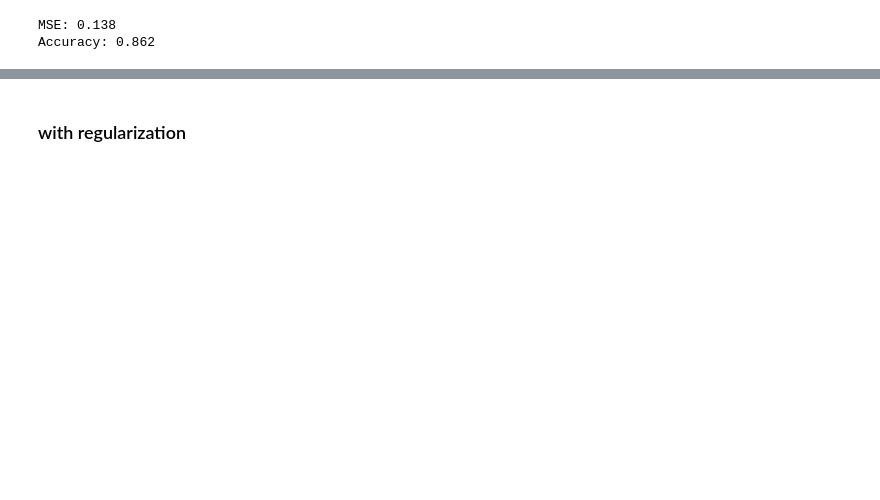
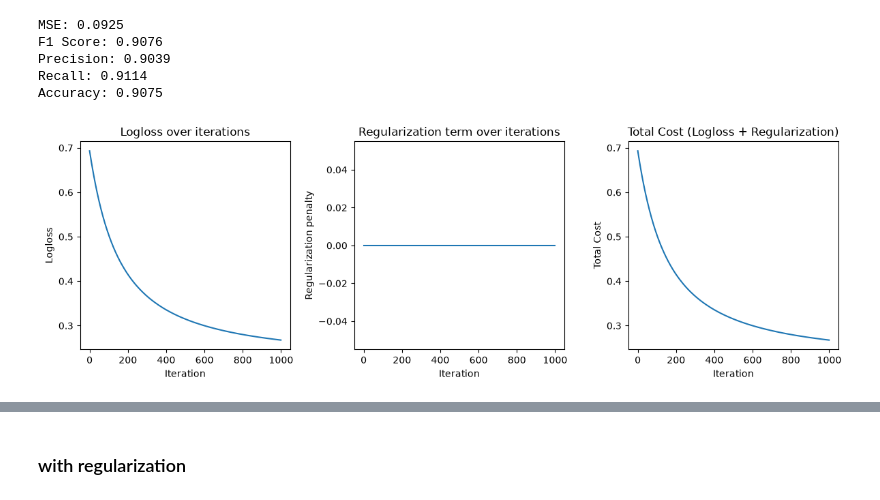
Before and after one commit to sush4nt/ml-core, a Jupyter notebook: notebooks/logistic_regression.ipynb, the cells around one changed output, grey strips where cells are left out. Saved outputs shown, nothing was run; the diff lists cells and outputs as text; code cells hidden in the pictures; blank space fills up the shorter version.

Commit message:
corrections logistic regn

```diff
--- a/notebooks/logistic_regression.ipynb
+++ b/notebooks/logistic_regression.ipynb
@@ -12,27 +15,61 @@ from mlcore.logistic_regression import CustomLogisticRegression
 # %%
-def mean_squared_error(y_true, y_pred):
-    return np.mean((y_true - y_pred) ** 2)
-
 X, y = datasets.make_classification(
-    n_samples=10000, n_features=4, random_state=4
+    n_samples=1_00_000, n_features=4, random_state=4
 )
 
 X_train, X_test, y_train, y_test = train_test_split(
     X, y, test_size=0.2, random_state=1234
 )
-
-model = CustomLogisticRegression(learning_rate=0.01, n_iters=1000)
-model.fit(X_train, y_train)
-predictions = model.predict(X_test)
-
-mse = mean_squared_error(y_test, predictions)
-print("MSE:", mse)
-
-accu = accuracy_score(y_test, predictions)
-print("Accuracy:", accu)
-# %% [output]
-MSE: 0.138
-Accuracy: 0.862
+# %%
+model = CustomLogisticRegression(learning_rate=0.01, n_iters=1000)
+history = model.fit(X_train, y_train)
+predictions = model.predict(X_test)
+
+mse = mean_squared_error(y_test, predictions)
+print(f"MSE: {mse:.4f}")
+
+f1 = f1_score(y_test, predictions)
+print(f"F1 Score: {f1:.4f}")
+
+precision = precision_score(y_test, predictions)
+print(f"Precision: {precision:.4f}")
+
+recall = recall_score(y_test, predictions)
+print(f"Recall: {recall:.4f}")
+
+accu = accuracy_score(y_test, predictions)
+print(f"Accuracy: {accu:.4f}")
+# %% [output]
+MSE: 0.0925
+F1 Score: 0.9076
+Precision: 0.9039
+Recall: 0.9114
+Accuracy: 0.9075
+# %%
+plt.figure(figsize=(12, 4))
+
+plt.subplot(1, 3, 1)
+plt.plot(history['logloss_history'])
+plt.xlabel('Iteration')
+plt.ylabel('Logloss')
+plt.title('Logloss over iterations')
+
+plt.subplot(1, 3, 2)
+plt.plot(history['regularization_history'])
+plt.xlabel('Iteration')
+plt.ylabel('Regularization penalty')
+plt.title('Regularization term over iterations')
+
+plt.subplot(1, 3, 3)
+plt.plot(history['cost_history'])
+plt.xlabel('Iteration')
+plt.ylabel('Total Cost')
+plt.title('Total Cost (Logloss + Regularization)')
+
+plt.tight_layout()
+plt.show()
+# %% [output]
+[figure, added]
 # %%
 model_og = LogisticRegression()
 model_og.fit(X_train, y_train)
```
Also changed, not shown: parts of 7 cells of this notebook, 2 other files.
